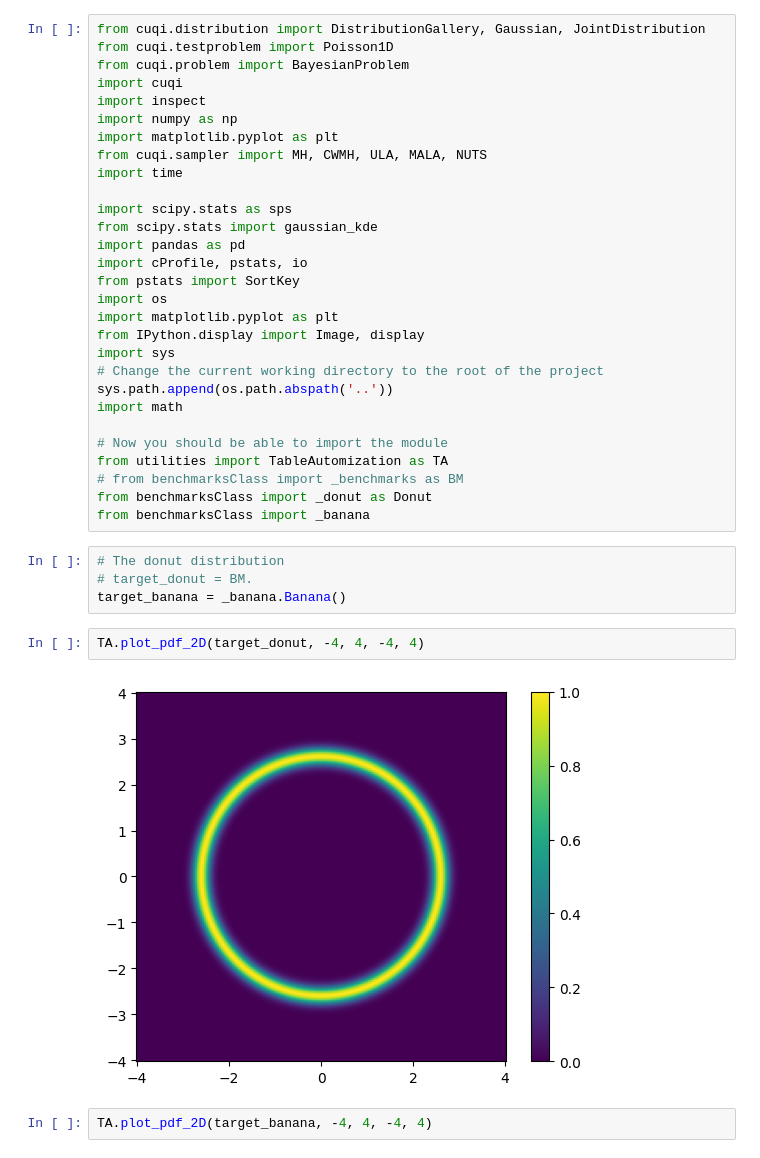
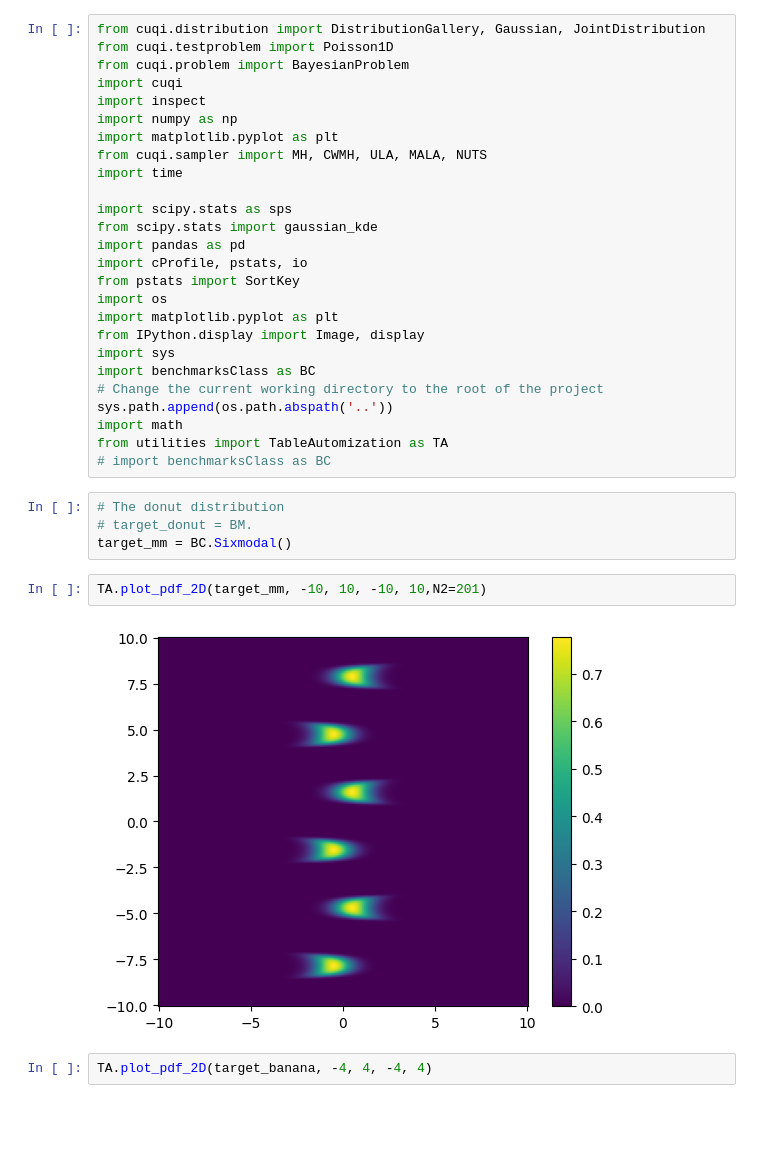
Before and after one commit to CUQI-DTU/CUQIpy-Benchmarks, a Jupyter notebook: sandbox/testing.ipynb, the cells around one changed output. Saved outputs shown, nothing was run; the diff lists cells and outputs as text; blank space fills up the shorter version.

Commit message:
changed structure of benchmarks and demos

```diff
--- a/sandbox/testing.ipynb
+++ b/sandbox/testing.ipynb
@@ -18,23 +18,20 @@ import os
 import matplotlib.pyplot as plt
 from IPython.display import Image, display
 import sys
+import benchmarksClass as BC
 # Change the current working directory to the root of the project
 sys.path.append(os.path.abspath('..'))
 import math
-
-# Now you should be able to import the module
 from utilities import TableAutomization as TA
-# from benchmarksClass import _benchmarks as BM
-from benchmarksClass import _donut as Donut
-from benchmarksClass import _banana
+# import benchmarksClass as BC
 # %%
 # The donut distribution
 # target_donut = BM.
-target_banana = _banana.Banana()
+target_mm = BC.Sixmodal()
-# %%
-TA.plot_pdf_2D(target_donut, -4, 4, -4, 4)
-# %% [output]
-[figure, removed]
+# %%
+TA.plot_pdf_2D(target_mm, -10, 10, -10, 10,N2=201)
+# %% [output]
+[figure, added]
 # %%
 TA.plot_pdf_2D(target_banana, -4, 4, -4, 4)
 # %% [output]
```
Also changed, not shown: 7 other files.
